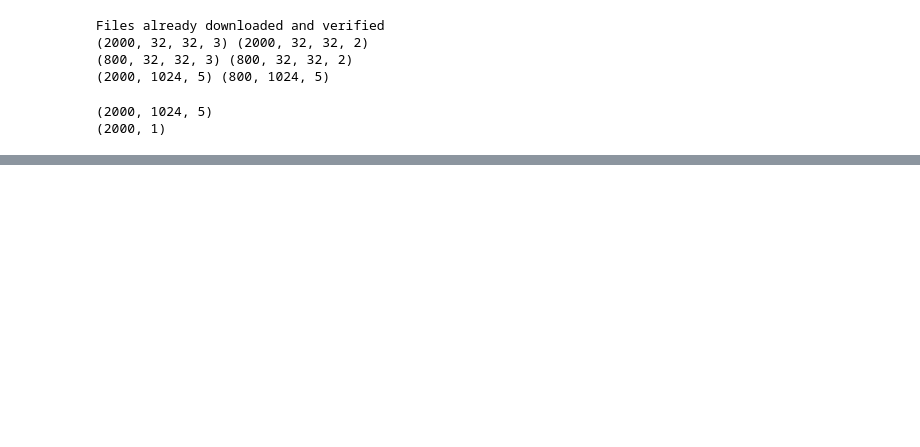
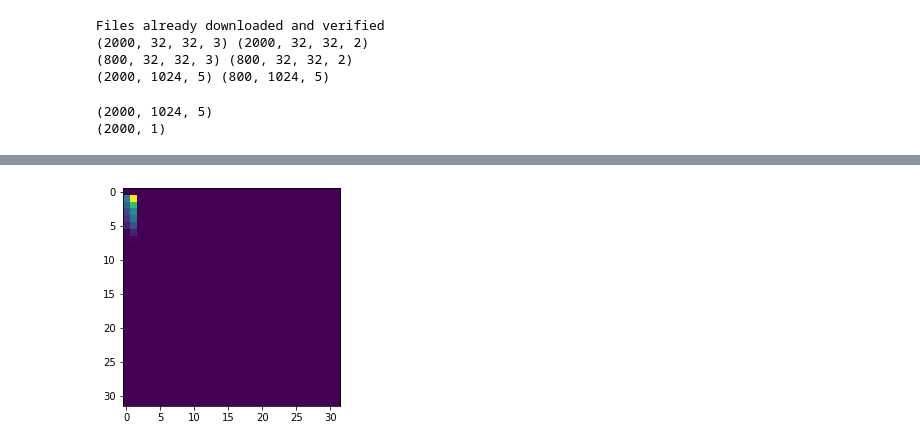
Before and after one commit to zmgong/nam_with_attention, a Jupyter notebook: CIFAR10_plot.ipynb, the cells around one changed output, grey strips where cells are left out. Saved outputs shown, nothing was run; the diff lists cells and outputs as text; code cells hidden in the pictures; blank space fills up the shorter version.

```diff
--- a/CIFAR10_plot.ipynb
+++ b/CIFAR10_plot.ipynb
@@ -124,6 +148,8 @@ plt.show()
 # %%
-plt.imshow(attn_output_weights[0][75], interpolation='nearest')
+plt.imshow(attn_output_weights[0][0], interpolation='nearest')
 plt.show()
+# %% [output]
+[figure, added]
 # %%
 plt.imshow(attn_output_weights[0][0], interpolation='nearest')
 plt.show()
```
Also changed, not shown: parts of 19 cells of this notebook.
